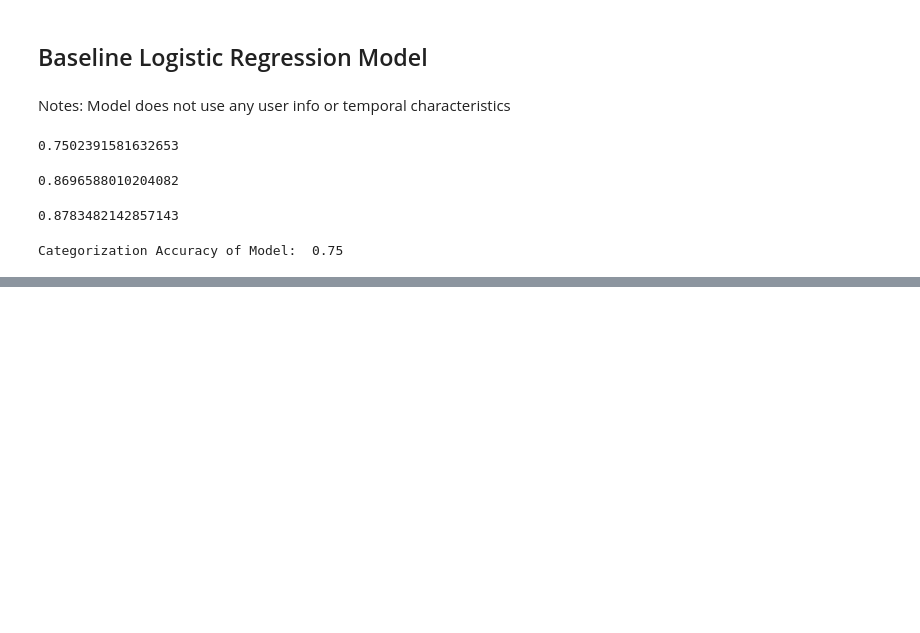
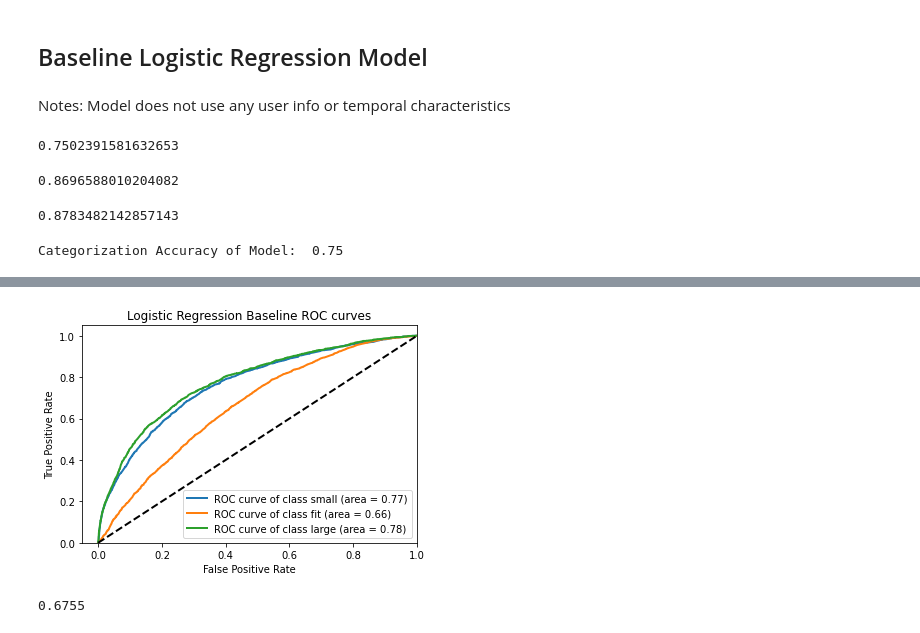
Before and after one commit to owendabestone/CSE258-final-project, a Jupyter notebook: CSE258_A2_LogisticRegressionModel.ipynb, the cells around one changed output, grey strips where cells are left out. Drawn from its saved outputs; the diff is of its cells as text; code cells hidden in the pictures; blank space fills up the shorter version.

Commit message:
update to log reg model, and add knn model

```diff
--- a/CSE258_A2_LogisticRegressionModel.ipynb
+++ b/CSE258_A2_LogisticRegressionModel.ipynb
@@ -135,0 +152,21 @@ Categorization Accuracy of Model:  0.75
+# %%
+import matplotlib.pyplot as plt
+from sklearn import svm, datasets
+from sklearn.model_selection import train_test_split
+from sklearn.preprocessing import label_binarize
+from sklearn.metrics import roc_curve, auc
+from sklearn.multiclass import OneVsRestClassifier
+from itertools import cycle
+
+# Binarize the output
+y_test = [d['fit'] for d in test]
+y_train = [d['fit'] for d in train]
+
+n_classes = 3
+
+X_train = [features(d['user_id'],d['item_id']) for d in train]
+X_test = [features(d['user_id'],d['item_id']) for d in test]
+# %%
+mod = linear_model.LogisticRegression(fit_intercept=False, max_iter=200, C=1, multi_class='ovr')
+mod.fit(X_train,y_train)
+y_score = mod.decision_function(X_test)
@@ -135,0 +177,3 @@ Categorization Accuracy of Model:  0.75
+# %%
+y_testb = label_binarize(y_test, classes=['fit', 'large', 'small'])
+y_trainb = label_binarize(y_train, classes=['fit', 'large', 'small'])
@@ -135,0 +190,26 @@ Categorization Accuracy of Model:  0.75
+# %%
+fpr = dict()
+tpr = dict()
+roc_auc = dict()
+lw=2
+for i in range(n_classes):
+    fpr[i], tpr[i], _ = roc_curve(y_testb[:, i], y_score[:, i])
+    roc_auc[i] = auc(fpr[i], tpr[i])
+for i in [2,0,1]:
+    plt.plot(fpr[i], tpr[i], lw=2,
+             label='ROC curve of class {0} (area = {1:0.2f})'
+             ''.format(mod.classes_[i], roc_auc[i]))
+plt.plot([0, 1], [0, 1], 'k--', lw=lw)
+plt.xlim([-0.05, 1.0])
+plt.ylim([0.0, 1.05])
+plt.xlabel('False Positive Rate')
+plt.ylabel('True Positive Rate')
+plt.title('Logistic Regression Baseline ROC curves')
+plt.legend(loc="lower right")
+plt.show()
+# %% [output]
+[figure, added]
+# %%
+0.73*(0.66)+0.12*(0.78)+0.13*(0.77)
+# %% [output]
+0.6755
```
Also changed, not shown: parts of 4 cells of this notebook, 1 other file.
